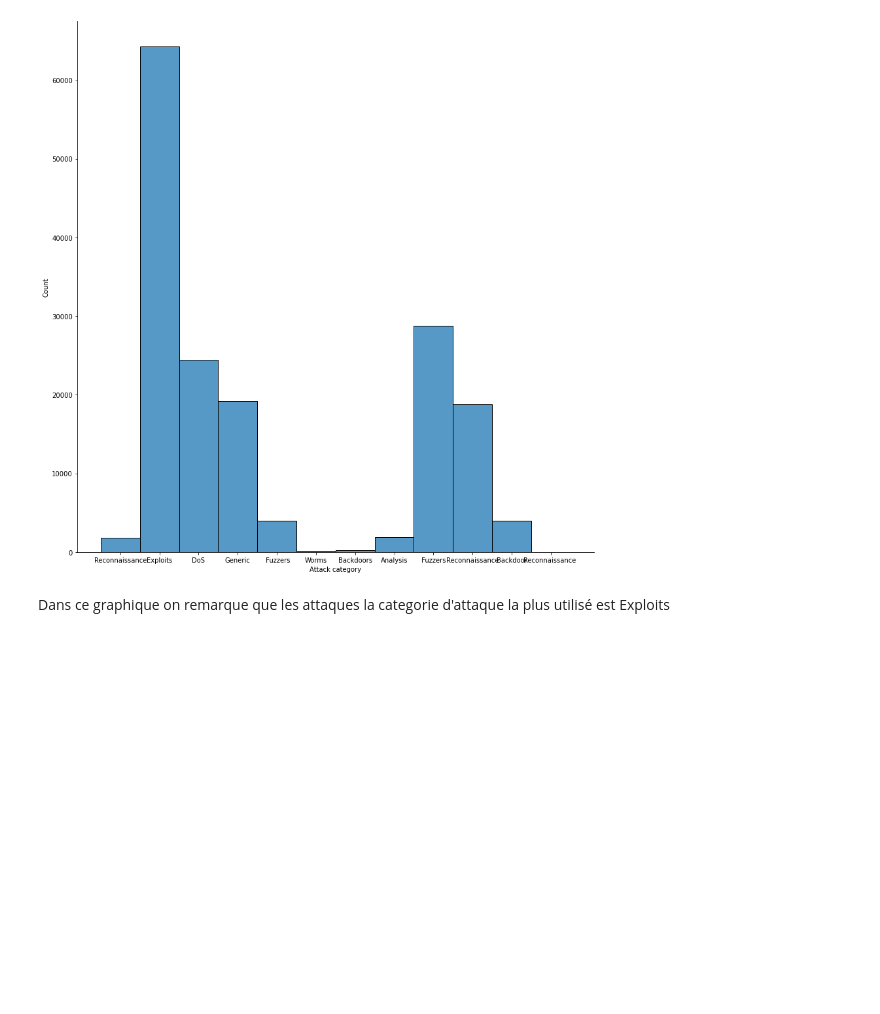
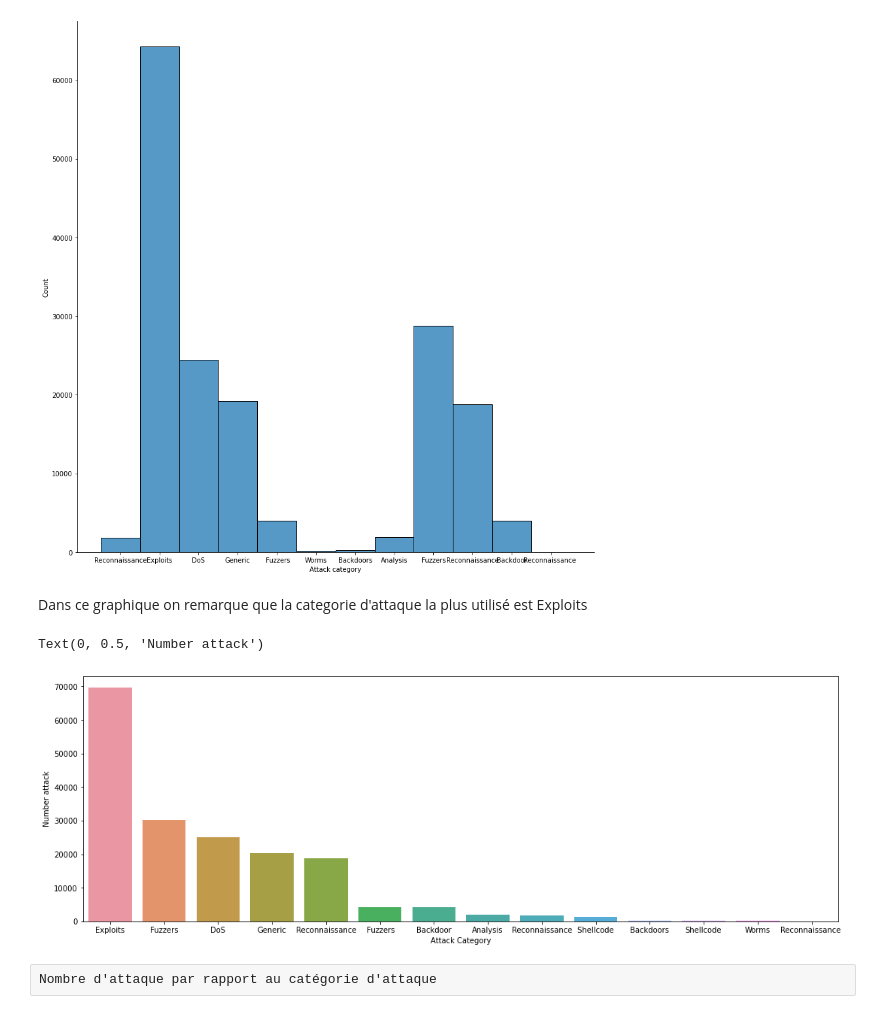
Before and after one commit to abbesdjilali/python_EDA, a Jupyter notebook: projet_facultatif/cybersecurity_attacks.ipynb, the cells around one changed output. Drawn from its saved outputs; the diff is of its cells as text; code cells hidden in the pictures; blank space fills up the shorter version.

Commit message:
diagramme avec des données discrètes, heatmap

```diff
--- a/projet_facultatif/cybersecurity_attacks.ipynb
+++ b/projet_facultatif/cybersecurity_attacks.ipynb
@@ -88,4 +99,14 @@ plt.show()
 # %% [output]
 [figure]
 # %% [markdown]
-Dans ce graphique on remarque que les attaques la categorie d'attaque la plus utilisé est Exploits
+Dans ce graphique on remarque que la categorie d'attaque la plus utilisé est Exploits
+# %%
+plt.figure(figsize=(18,6))
+sns.barplot(x=df['Attack category'].value_counts().index,y=df['Attack category'].value_counts())
+plt.xlabel('Attack Category')
+plt.ylabel('Number attack')
+# %% [output]
+Text(0, 0.5, 'Number attack')
+[figure, added]
+# %% [raw]
+Nombre d'attaque par rapport au catégorie d'attaque
```
Also changed, not shown: parts of 5 cells of this notebook.
